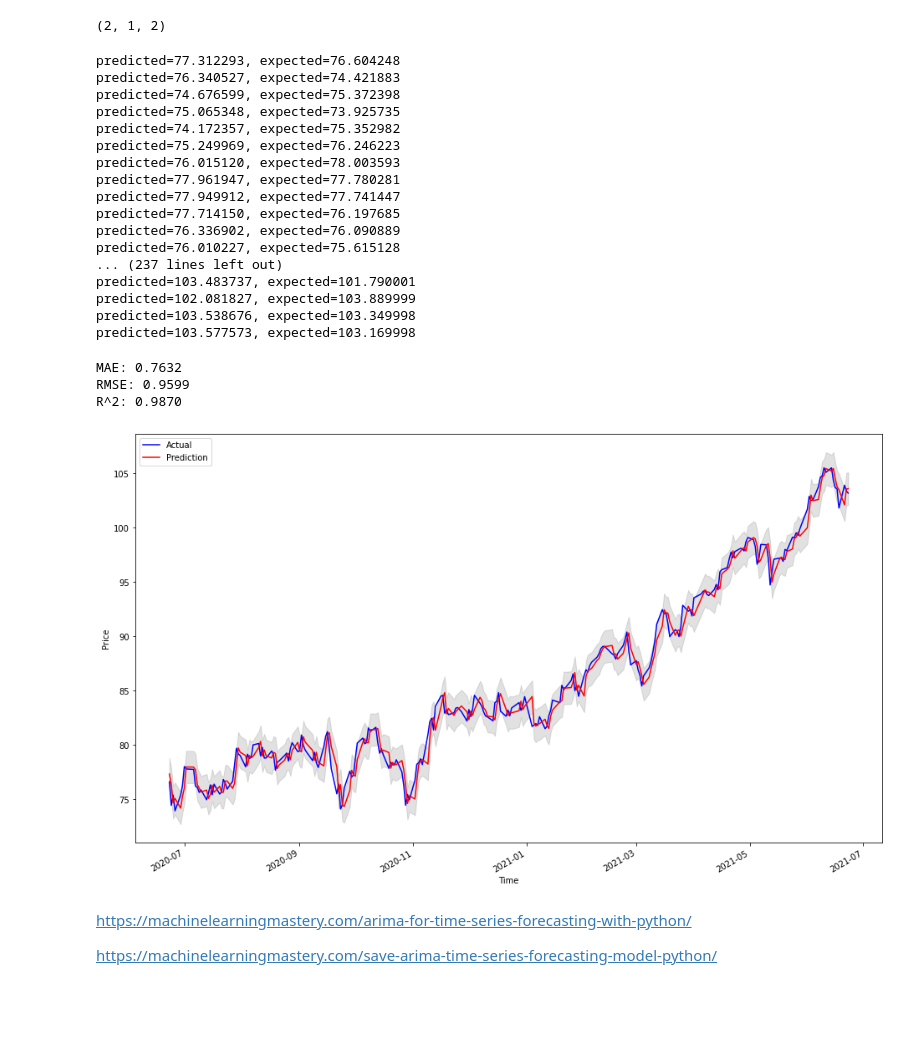
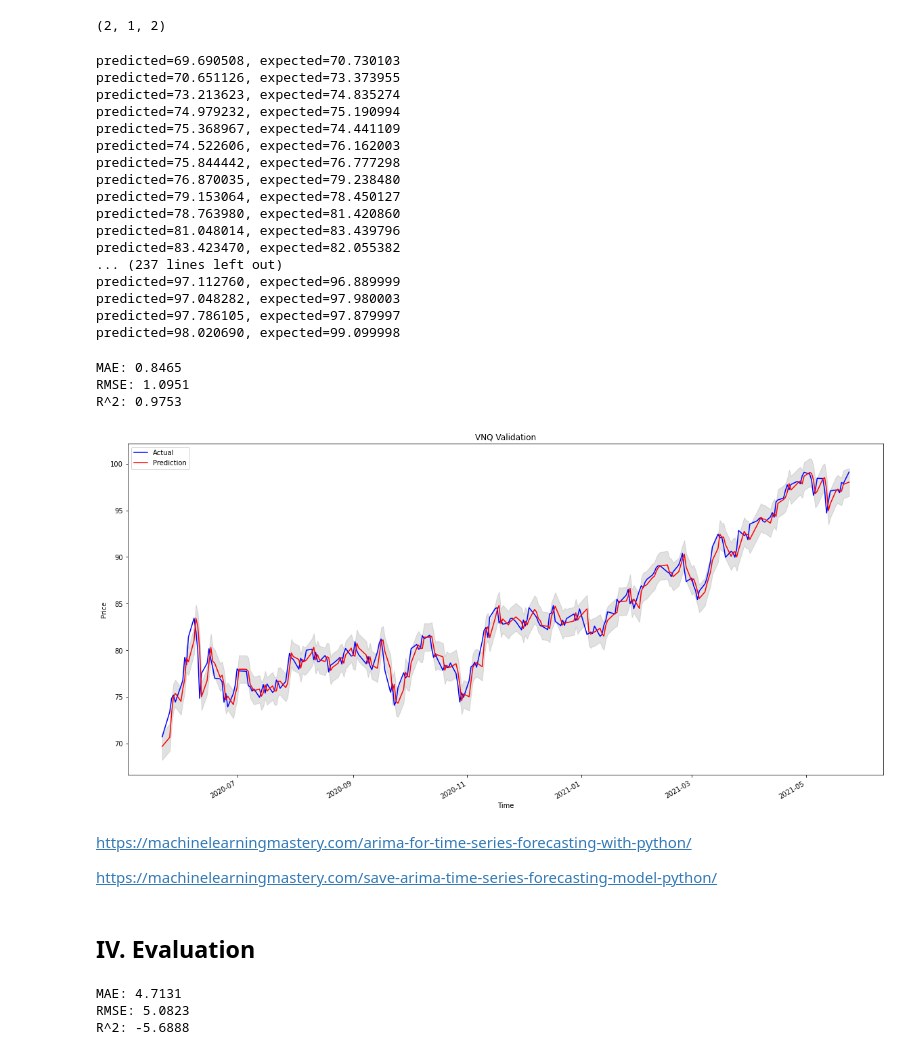
Before and after one commit to jingyunw/Capstone_Project, a Jupyter notebook: notebook/02_ARIMA.ipynb, the cells around one changed output. Drawn from its saved outputs; the diff is of its cells as text; code cells hidden in the pictures; blank space fills up the shorter version.

Commit message:
ARIMA model for VNQ

```diff
--- a/notebook/02_ARIMA.ipynb
+++ b/notebook/02_ARIMA.ipynb
@@ -192,0 +194,10 @@ test.plot(figsize=(12,8));
+# %%
+# Split the data into train, validation, and test set
+
+train = vnq['Close'].iloc[:-274]   # Train size = rest of the time
+val = vnq['Close'].iloc[-274:-21]  # Val size = 1 year (253 days)
+test = vnq['Close'].iloc[-21:]     # Test size = 1 month (21 days)
+
+# train, test = model_selection.train_test_split(vnq['Close'], test_size=253)
+# %%
+ut.visualize_train_val_test(train, test, val, "VNQ")
@@ -243,7 +256,7 @@ cf_left = [] # confidence interval: lower bound
 cf_right = [] # confidence interval: upper bound
 
 
-for t in range(len(test)):
+for t in range(len(val)):
     # Fit the model using statsmodels library
     arima = ARIMA(history, order=arima_order).fit()
 
@@ -254,56 +267,58 @@ for t in range(len(test)):
     prediction = forecast
     pred.append(prediction)
 
-    # Confidence interval for predicted price
+    # Confidence interval
     cf_left.append(conf_int[0][0])
     cf_right.append(conf_int[0][1])
 
     # Actual price
-    actual = test[t]
+    actual = val[t]
     history.append(actual)
     print('predicted=%f, expected=%f' % (prediction, actual))
 # %% [output]
-predicted=77.312293, expected=76.604248
-predicted=76.340527, expected=74.421883
-predicted=74.676599, expected=75.372398
-predicted=75.065348, expected=73.925735
-predicted=74.172357, expected=75.352982
-predicted=75.249969, expected=76.246223
-predicted=76.015120, expected=78.003593
-predicted=77.961947, expected=77.780281
-predicted=77.949912, expected=77.741447
-predicted=77.714150, expected=76.197685
-predicted=76.336902, expected=76.090889
-predicted=76.010227, expected=75.615128
+predicted=69.690508, expected=70.730103
+predicted=70.651126, expected=73.373955
+predicted=73.213623, expected=74.835274
+predicted=74.979232, expected=75.190994
+predicted=75.368967, expected=74.441109
+predicted=74.522606, expected=76.162003
+predicted=75.844442, expected=76.777298
+predicted=76.870035, expected=79.238480
+predicted=79.153064, expected=78.450127
+predicted=78.763980, expected=81.420860
+predicted=81.048014, expected=83.439796
+predicted=83.423470, expected=82.055382
 ... (237 lines left out)
-predicted=103.483737, expected=101.790001
-predicted=102.081827, expected=103.889999
-predicted=103.538676, expected=103.349998
-predicted=103.577573, expected=103.169998
+predicted=97.112760, expected=96.889999
+predicted=97.048282, expected=97.980003
+predicted=97.786105, expected=97.879997
+predicted=98.020690, expected=99.099998
 # %%
-ut.evaluate(test, pred)
+ut.evaluate(val, pred)
 # %% [output]
-MAE: 0.7632
-RMSE: 0.9599
-R^2: 0.9870
+MAE: 0.8465
+RMSE: 1.0951
+R^2: 0.9753
 # %%
 # Plot the prediction
-ax = vnq.Close[test.index[0]:test.index[-1]].plot(figsize=(16,10), color='blue')
+ax = vnq.Close[val.index[0]:val.index[-1]].plot(figsize=(20,10), color='blue')
 
-# Create a df for the predictions using same index as test part
-df = pd.DataFrame(pred).set_index(test.index)
+# Create a df for the predictions using same index as val part
+df = pd.DataFrame(pred).set_index(val.index)
 df.plot(ax=ax, color= 'red')
 
 # Add the confidence interval for prediction
-ax.fill_between(test.index, cf_left, cf_right, color='dimgray', alpha=0.2)
+ax.fill_between(val.index, cf_left, cf_right, color='dimgray', alpha=0.2)
 
 # Add the labels to the plot.
 plt.legend(('Actual', 'Prediction'), loc=2)
+plt.title("VNQ Validation")
 plt.xlabel('Time')
 plt.ylabel('Price')
+plt.savefig('arima_val_result', dpi=300, bbox_inches='tight')
 plt.show()
 # %% [output]
-[figure, old version]
+[figure, new version]
 # %% [markdown]
 https://machinelearningmastery.com/arima-for-time-series-forecasting-with-python/
 
@@ -312,0 +332,2 @@ arima.save('/content/arima_model.pkl')
+# %% [markdown]
+## IV. Evaluation
@@ -312,0 +337,6 @@ arima.save('/content/arima_model.pkl')
+# %%
+ut.evaluate(test.values, fc)
+# %% [output]
+MAE: 4.7131
+RMSE: 5.0823
+R^2: -5.6888
```
Also changed, not shown: parts of 24 cells of this notebook.
